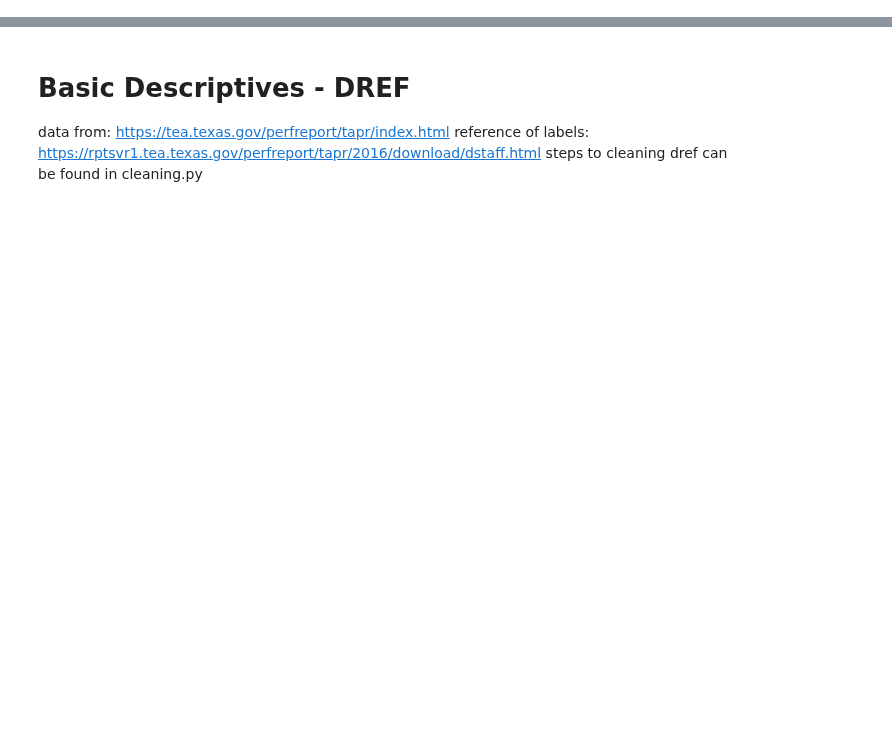
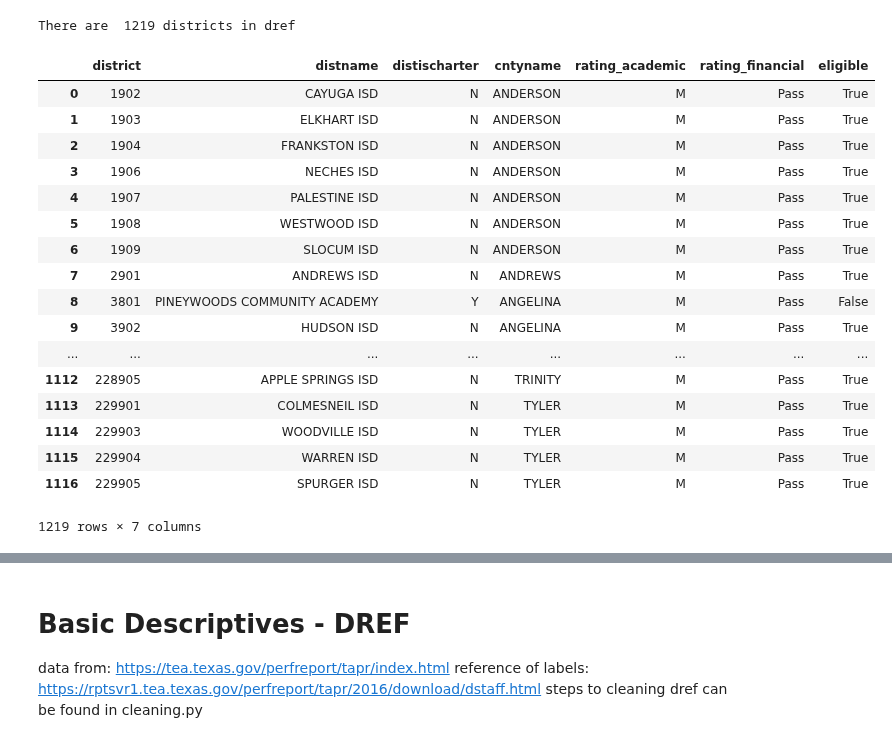
Before and after one commit to KylieLAnglin/dofis, a Jupyter notebook: data_from_tea/check_tea_school_data.ipynb, the cells around one changed output, grey strips where cells are left out. Saved outputs shown, nothing was run; the diff lists cells and outputs as text; code cells hidden in the pictures; blank space fills up the shorter version.

```diff
--- a/data_from_tea/check_tea_school_data.ipynb
+++ b/data_from_tea/check_tea_school_data.ipynb
@@ -18,0 +45,23 @@ year = 'yr1112'
+# %%
+dref = clean_tea.clean_dref(year=year)
+dref
+# %% [output]
+There are  1219 districts in dref
+|  | district | distname | distischarter | cntyname | rating_academic | rating_financial | eligible |
+| 0 | 1902 | CAYUGA ISD | N | ANDERSON | M | Pass | True |
+| 1 | 1903 | ELKHART ISD | N | ANDERSON | M | Pass | True |
+| 2 | 1904 | FRANKSTON ISD | N | ANDERSON | M | Pass | True |
+| 3 | 1906 | NECHES ISD | N | ANDERSON | M | Pass | True |
+| 4 | 1907 | PALESTINE ISD | N | ANDERSON | M | Pass | True |
+| 5 | 1908 | WESTWOOD ISD | N | ANDERSON | M | Pass | True |
+| 6 | 1909 | SLOCUM ISD | N | ANDERSON | M | Pass | True |
+| 7 | 2901 | ANDREWS ISD | N | ANDREWS | M | Pass | True |
+| 8 | 3801 | PINEYWOODS COMMUNITY ACADEMY | Y | ANGELINA | M | Pass | False |
+| 9 | 3902 | HUDSON ISD | N | ANGELINA | M | Pass | True |
+| ... | ... | ... | ... | ... | ... | ... | ... |
+| 1112 | 228905 | APPLE SPRINGS ISD | N | TRINITY | M | Pass | True |
+| 1113 | 229901 | COLMESNEIL ISD | N | TYLER | M | Pass | True |
+| 1114 | 229903 | WOODVILLE ISD | N | TYLER | M | Pass | True |
+| 1115 | 229904 | WARREN ISD | N | TYLER | M | Pass | True |
+| 1116 | 229905 | SPURGER ISD | N | TYLER | M | Pass | True |
+1219 rows × 7 columns
```
Also changed, not shown: parts of 26 cells of this notebook, 6 other files.
